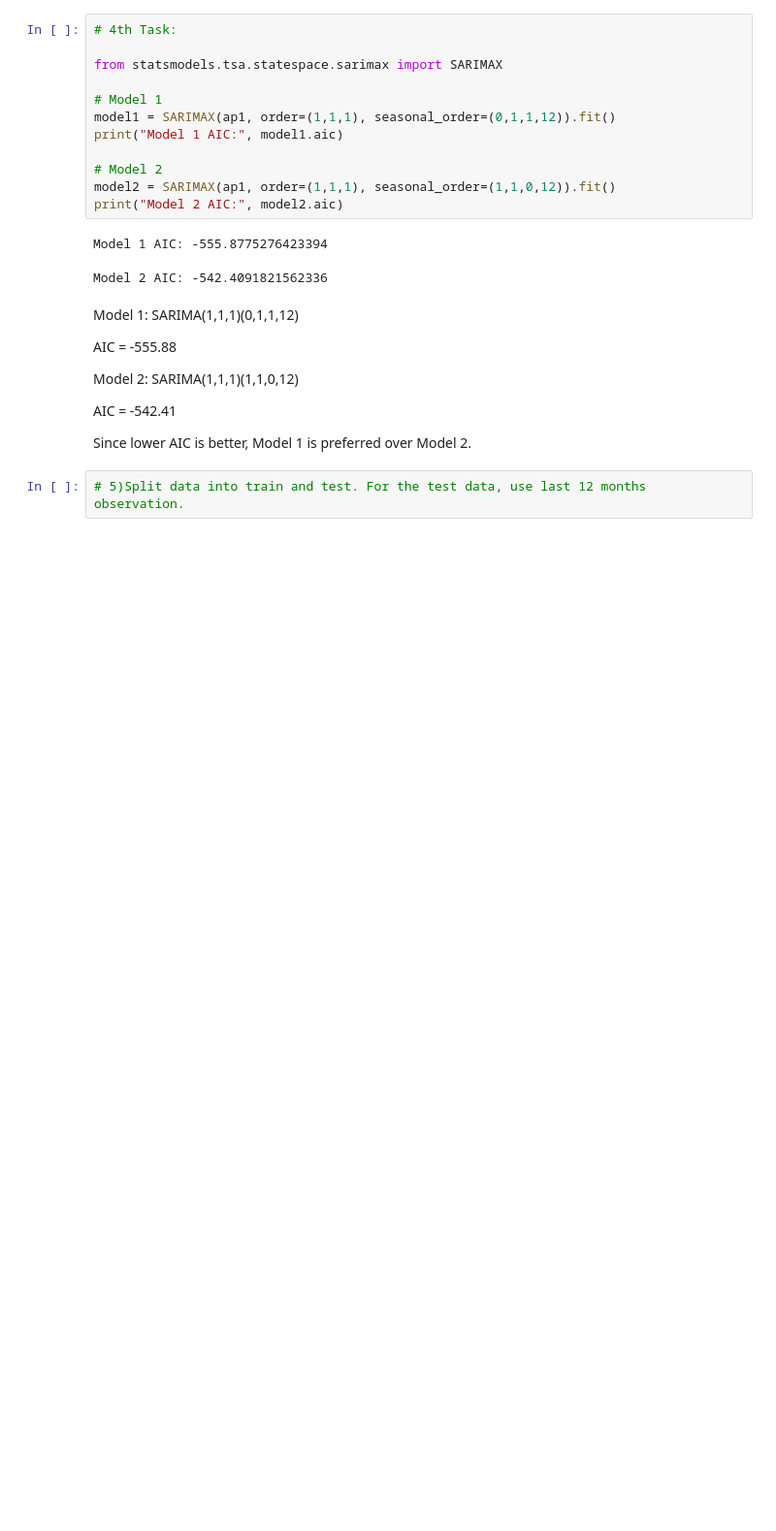
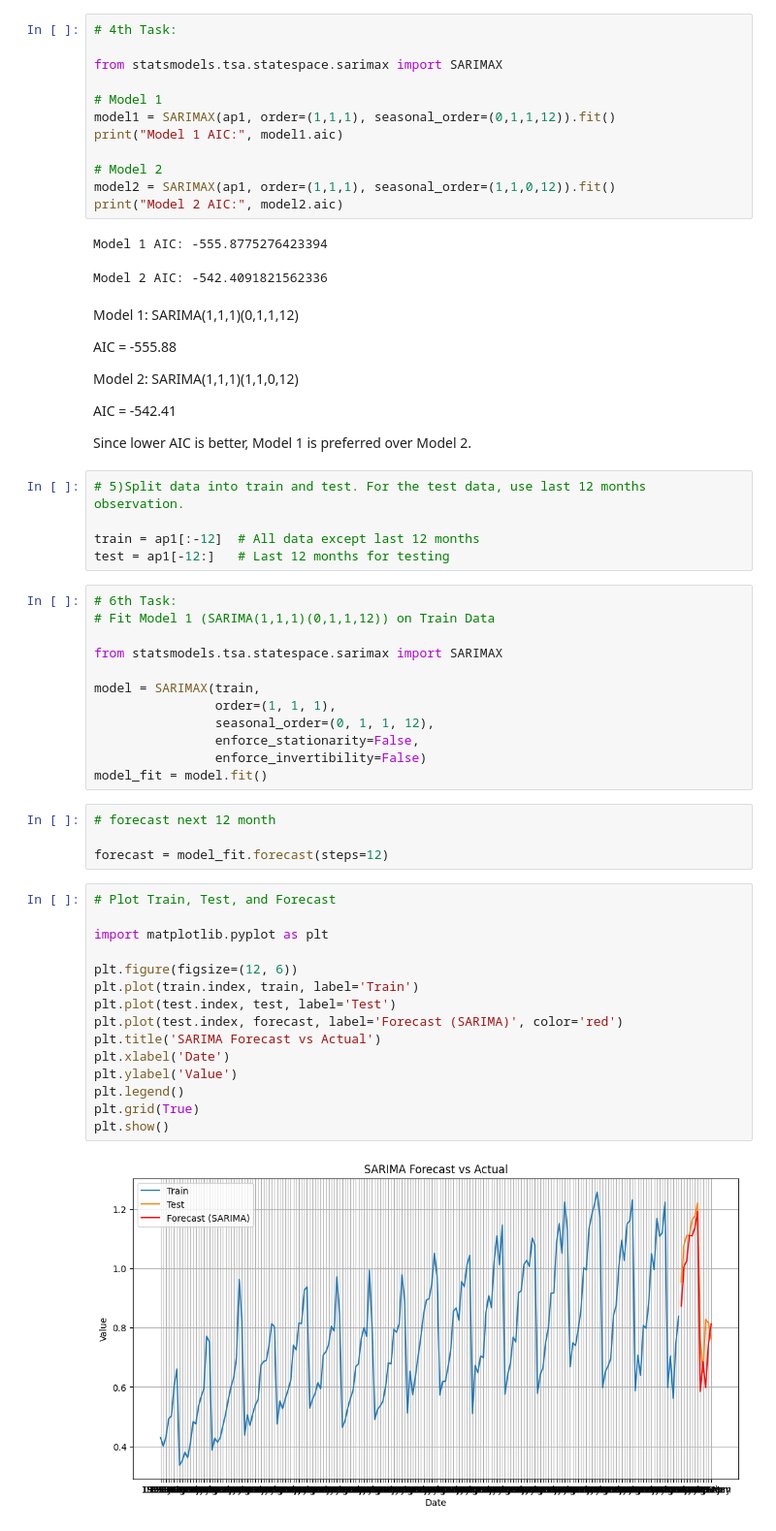
Before and after one commit to innosevda/Data-Science-CRN-20018, a Jupyter notebook: Homework9.ipynb, the cells around one changed output. Shown: that part at 97% size. Drawn from its saved outputs; the diff is of its cells as text; blank space fills up the shorter version.

```diff
--- a/Homework9.ipynb
+++ b/Homework9.ipynb
@@ -155,3 +155,39 @@ AIC = -542.41
 Since lower AIC is better, Model 1 is preferred over Model 2.
 # %%
 # 5)Split data into train and test. For the test data, use last 12 months observation.
+
+train = ap1[:-12]  # All data except last 12 months
+test = ap1[-12:]   # Last 12 months for testing
+# %%
+# 6th Task:
+# Fit Model 1 (SARIMA(1,1,1)(0,1,1,12)) on Train Data
+
+from statsmodels.tsa.statespace.sarimax import SARIMAX
+
+model = SARIMAX(train,
+                order=(1, 1, 1),
+                seasonal_order=(0, 1, 1, 12),
+                enforce_stationarity=False,
+                enforce_invertibility=False)
+model_fit = model.fit()
+# %%
+# forecast next 12 month
+
+forecast = model_fit.forecast(steps=12)
+# %%
+# Plot Train, Test, and Forecast
+
+import matplotlib.pyplot as plt
+
+plt.figure(figsize=(12, 6))
+plt.plot(train.index, train, label='Train')
+plt.plot(test.index, test, label='Test')
+plt.plot(test.index, forecast, label='Forecast (SARIMA)', color='red')
+plt.title('SARIMA Forecast vs Actual')
+plt.xlabel('Date')
+plt.ylabel('Value')
+plt.legend()
+plt.grid(True)
+plt.show()
+# %% [output]
+[figure, added]
```
Also changed, not shown: parts of 9 cells of this notebook.
